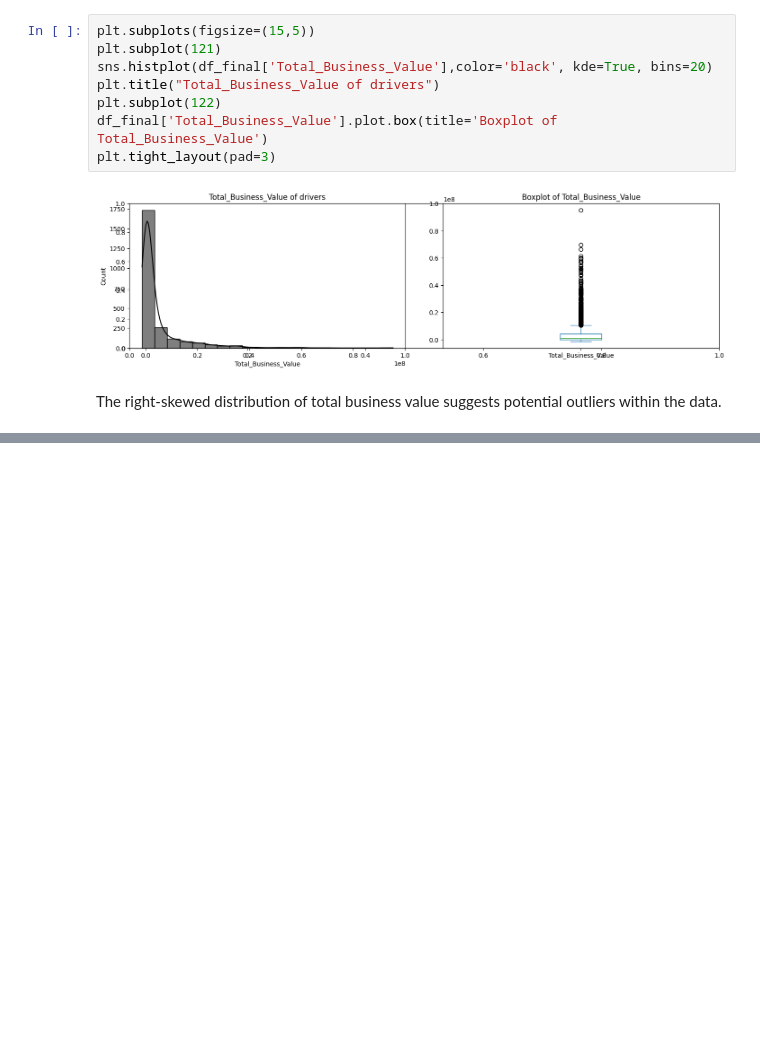
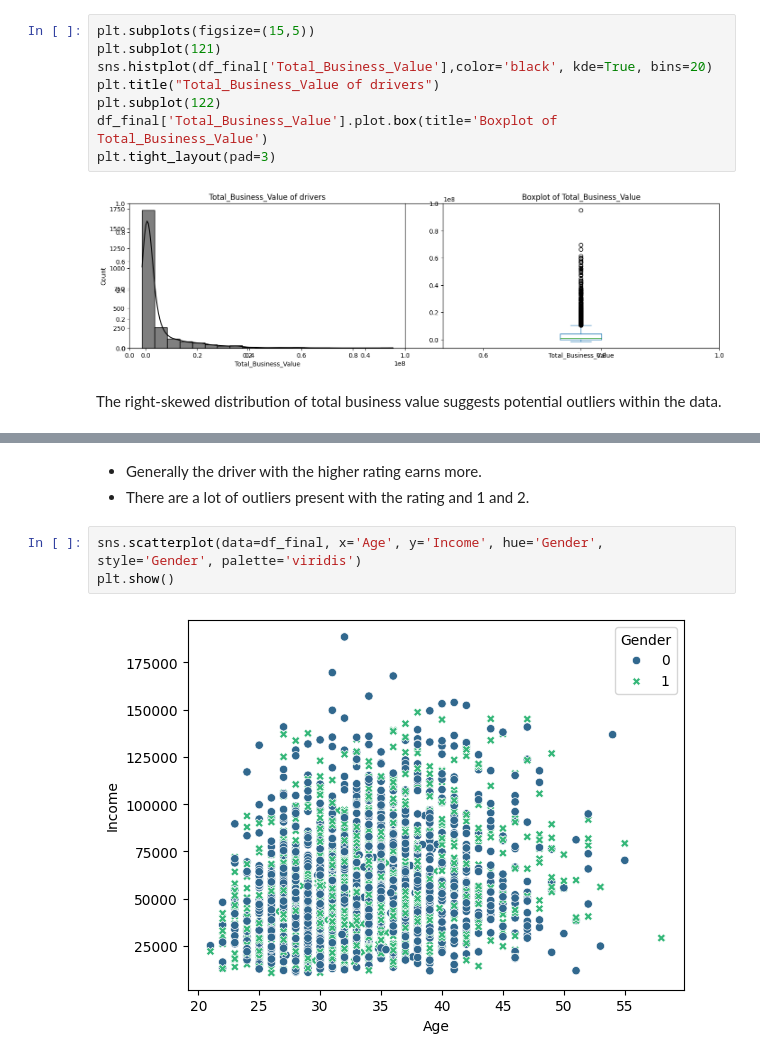
Before and after one commit to mayankbrn/9.10_Driver_churn_ensemble_learning, a Jupyter notebook: 10_Driver_churn_ensemble_learning.ipynb, the cells around one changed output, grey strips where cells are left out. Saved outputs shown, nothing was run; the diff lists cells and outputs as text; blank space fills up the shorter version.

```diff
--- a/10_Driver_churn_ensemble_learning.ipynb
+++ b/10_Driver_churn_ensemble_learning.ipynb
@@ -858,0 +880,8 @@ The right-skewed distribution of total business value suggests potential outlier
+# %% [markdown]
+- Generally the driver with the higher rating earns more.
+- There are a lot of outliers present with the rating and 1 and 2.
+# %%
+sns.scatterplot(data=df_final, x='Age', y='Income', hue='Gender', style='Gender', palette='viridis')
+plt.show()
+# %% [output]
+[figure, added]
```
Also changed, not shown: parts of 8 cells of this notebook.
